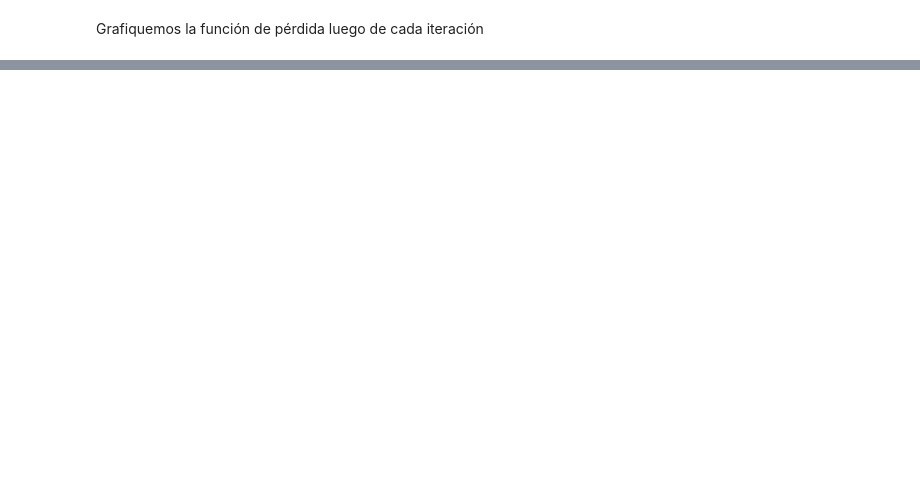
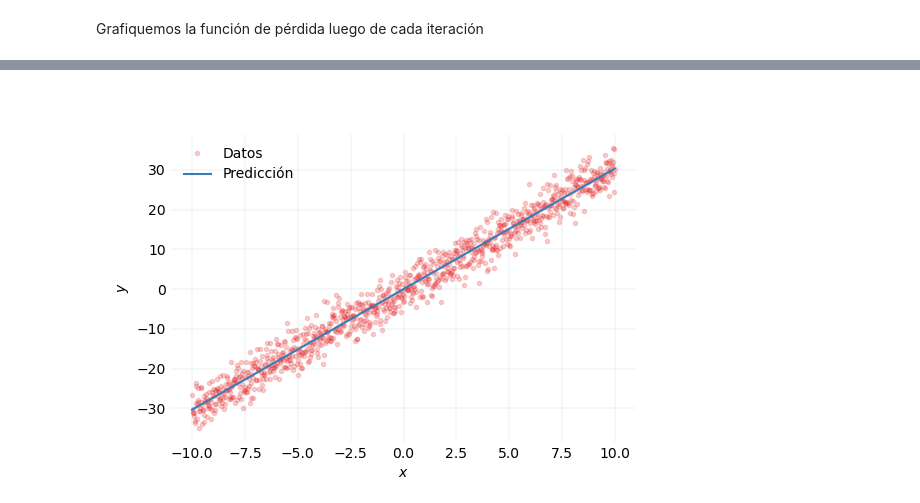
Before and after one commit to nicoguaro/pinns_mapi-3, a Jupyter notebook: notebooks/00_regresion_lineal_pytorch.ipynb, the cells around one changed output, grey strips where cells are left out. Saved outputs shown, nothing was run; the diff lists cells and outputs as text; code cells hidden in the pictures; blank space fills up the shorter version.

```diff
--- a/notebooks/00_regresion_lineal_pytorch.ipynb
+++ b/notebooks/00_regresion_lineal_pytorch.ipynb
@@ -93,0 +116,9 @@ Text(0, 0.5, 'Pérdida')
+# %%
+plt.figure()
+plt.plot(X.numpy(), Y.numpy(), lw=0, marker=".", alpha=0.2)
+plt.plot(X.numpy(), forward(X).detach().numpy())
+plt.xlabel('$x$')
+plt.ylabel('$y$')
+plt.legend(["Datos", "Predicción"]);
+# %% [output]
+[figure, added]
```
Also changed, not shown: parts of 9 cells of this notebook.
